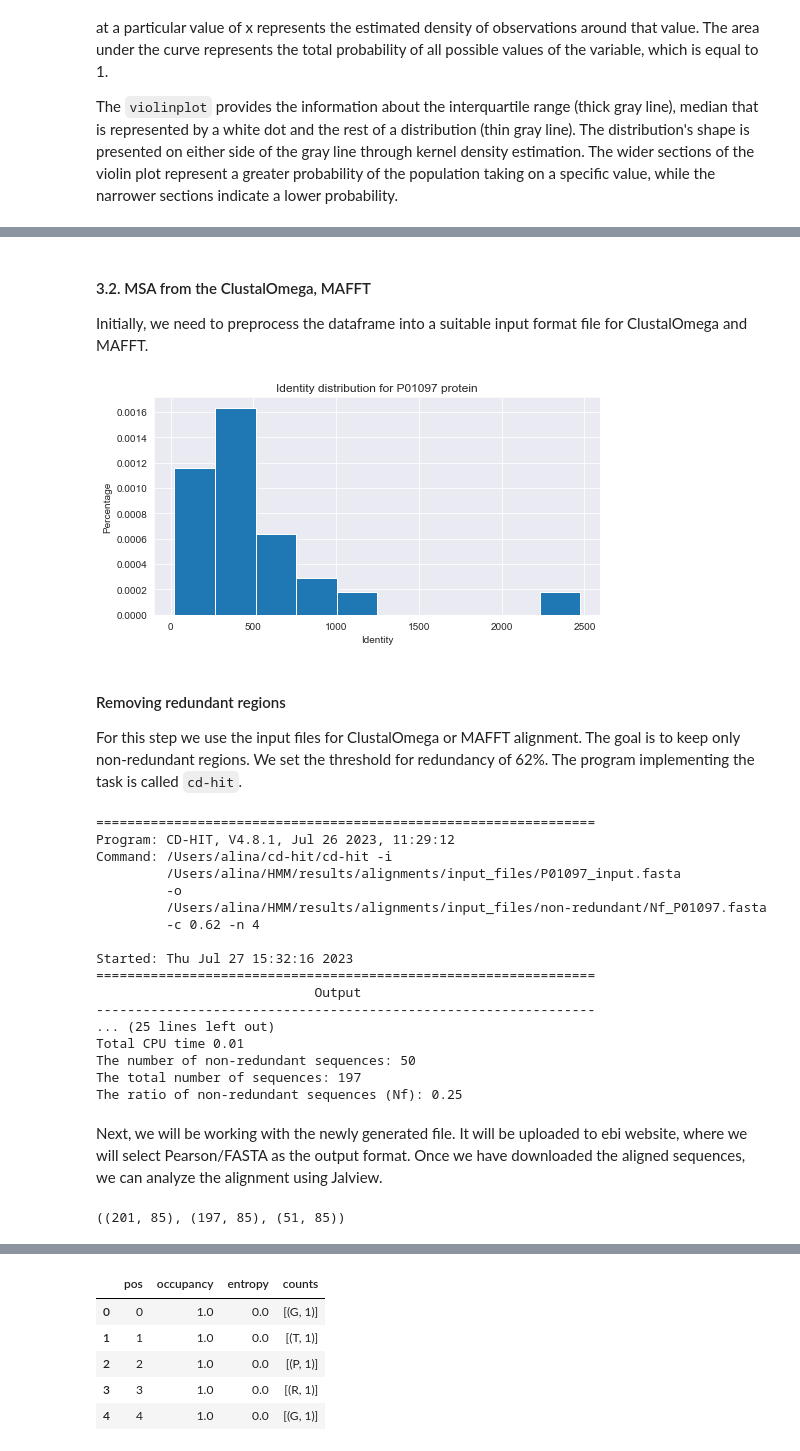
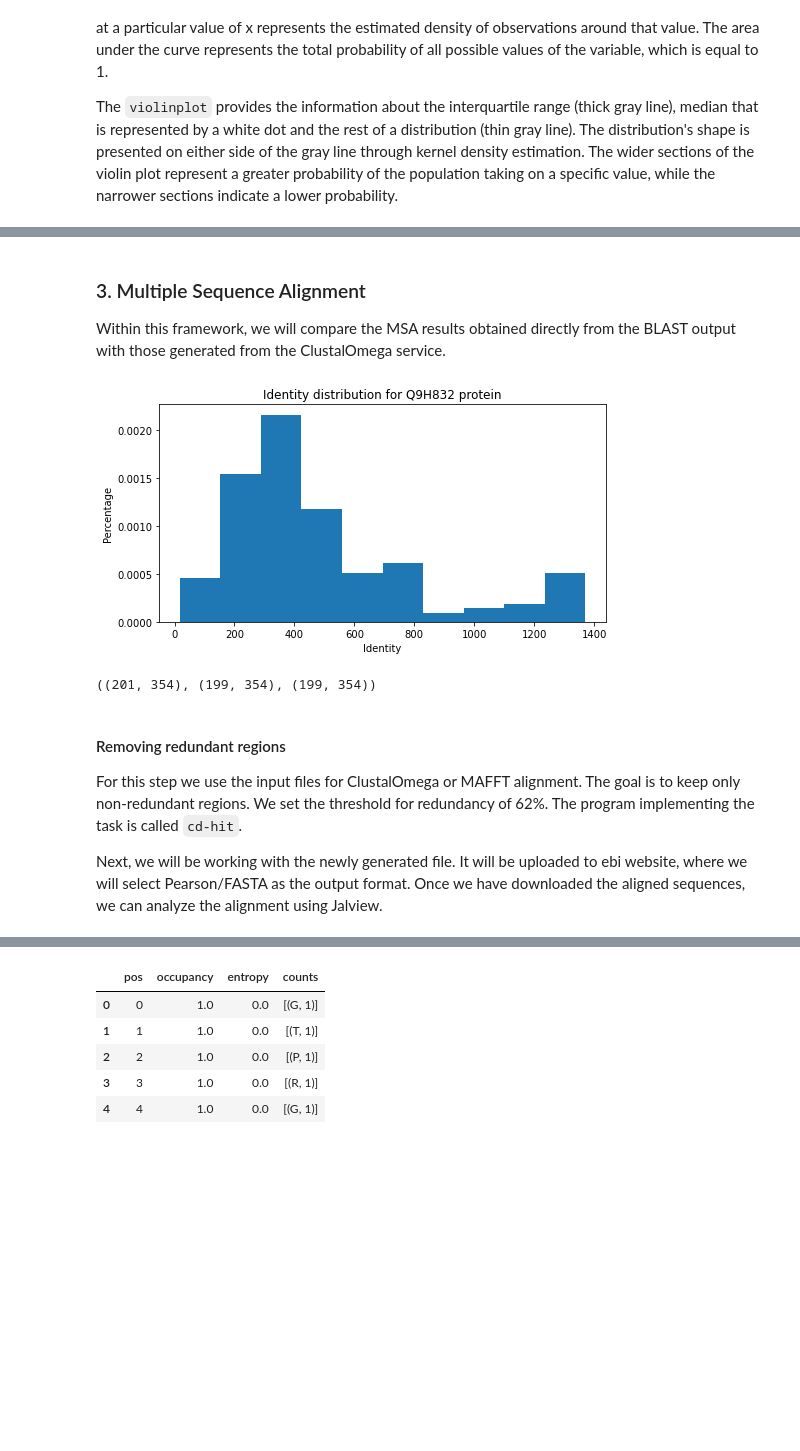
Before and after one commit to AlyaHarvelle/HMMER, a Jupyter notebook: MSA.ipynb, the cells around one changed output, grey strips where cells are left out. Saved outputs shown, nothing was run; the diff lists cells and outputs as text; code cells hidden in the pictures; blank space fills up the shorter version.

```diff
--- a/MSA.ipynb
+++ b/MSA.ipynb
@@ -69,8 +13,6 @@ After identifying the IDs and disordered regions, we can use these data to filte
 # %%
 # Keep only disordered regions in the initial dataframe filtering using curated_disordered dataframe
-disordered = df[df['query_id'].isin(curated_disprot['acc'])]
-disordered.to_csv("disordered_df.csv", index=False)
-
+disordered = pd.read_csv("disordered_df.csv")
 print(f"The number of rows containing disordered regions: {len(disordered)}")
 disordered.head(5)
 # %% [output]
@@ -193,4 +81,0 @@ This code iterates through each row of the dataframe for a previously selected q
-# %% [markdown]
-#### 3.2. MSA from the ClustalOmega, MAFFT
-
-Initially, we need to preprocess the dataframe into a suitable input format file for ClustalOmega and MAFFT.
@@ -211,14 +82,27 @@ Initially, we need to preprocess the dataframe into a suitable input format file
+# %% [markdown]
+### 3. Multiple Sequence Alignment
+
+Within this framework, we will compare the MSA results obtained directly from the BLAST output with those generated from the ClustalOmega service.
 # %%
 # Plot identity distribution
 figure(figsize=(8, 4))
 plt.hist(disordered['identity'], bins=10, density=True)  # Set density=True for percentage values
 plt.xlabel('Identity')
 plt.ylabel('Percentage')
-plt.title(f'Identity distribution for {id_dis} protein')
+plt.title(f'Identity distribution for {id} protein')
 plt.show()
 # %% [output]
-[figure, old version]
+[figure, new version]
+# %%
+# Import numpy arrays of MSAs from BLAST, ClustalOmega and MAFFT
+%store -r blast_seqs clustal_seqs mafft_seqs
+# The number of sequences may differ
+blast_seqs.shape, clustal_seqs.shape, mafft_seqs.shape
+# %% [output]
+((201, 354), (199, 354), (199, 354))
 # %% [markdown]
 #### Removing redundant regions
 
 For this step we use the input files for ClustalOmega or MAFFT alignment. The goal is to keep only non-redundant regions. We set the threshold for redundancy of 62%. The program implementing the task is called `cd-hit`.
+
+Next, we will be working with the newly generated file. It will be uploaded to ebi website, where we will select Pearson/FASTA as the output format. Once we have downloaded the aligned sequences, we can analyze the alignment using Jalview.
@@ -260,39 +108,0 @@ For this step we use the input files for ClustalOmega or MAFFT alignment. The go
-# %%
-# Calculate redundancy and the number of effective sequences with calculate_Nf function
-calculate_Nf(input_file, 0.62)
-# %% [output]
-================================================================
-Program: CD-HIT, V4.8.1, Jul 26 2023, 11:29:12
-Command: /Users/alina/cd-hit/cd-hit -i
-         /Users/alina/HMM/results/alignments/input_files/P01097_input.fasta
-         -o
-         /Users/alina/HMM/results/alignments/input_files/non-redundant/Nf_P01097.fasta
-         -c 0.62 -n 4
-
-Started: Thu Jul 27 15:32:16 2023
-================================================================
-                            Output
-----------------------------------------------------------------
-... (25 lines left out)
-Total CPU time 0.01
-The number of non-redundant sequences: 50
-The total number of sequences: 197
-The ratio of non-redundant sequences (Nf): 0.25
-# %% [markdown]
-Next, we will be working with the newly generated file. It will be uploaded to ebi website, where we will select Pearson/FASTA as the output format. Once we have downloaded the aligned sequences, we can analyze the alignment using Jalview.
-# %%
-# Prepare all sequences for the following comparison
-al_blast = f'{directory}/results/alignments/output_files/blast/{id_dis}_blast.fasta'
-al_clustal_Nf = f'{directory}/results/alignments/output_files/clustal/non-redundant/Nf_{id_dis}_clustal.fasta'
-al_clustal = f'{directory}/results/alignments/output_files/clustal/{id_dis}_clustal.fasta'
-# al_mafft = f'{directory}/results/alignments/output_files/mafft/{id_dis}_mafft.fasta'
-
-blast_seqs = get_seqs(al_blast)
-clustal_Nf_seqs = get_seqs(al_clustal_Nf)
-clustal_seqs = get_seqs(al_clustal)
-# mafft_seqs = get_seqs(al_mafft, 'mafft', id_dis)
-
-# The number of sequences may differ
-blast_seqs.shape, clustal_seqs.shape, clustal_Nf_seqs.shape # mafft_seqs.shape
-# %% [output]
-((201, 85), (197, 85), (51, 85))
```
Also changed, not shown: parts of 34 cells of this notebook, 2 other files.
